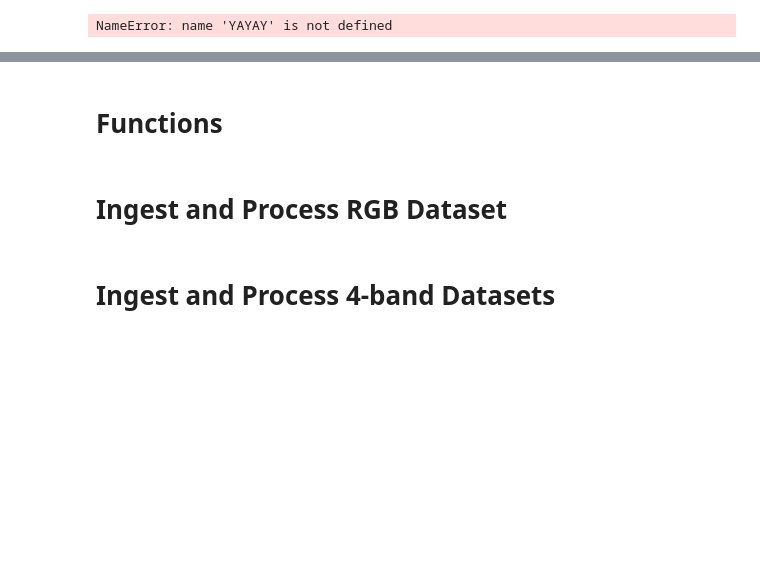
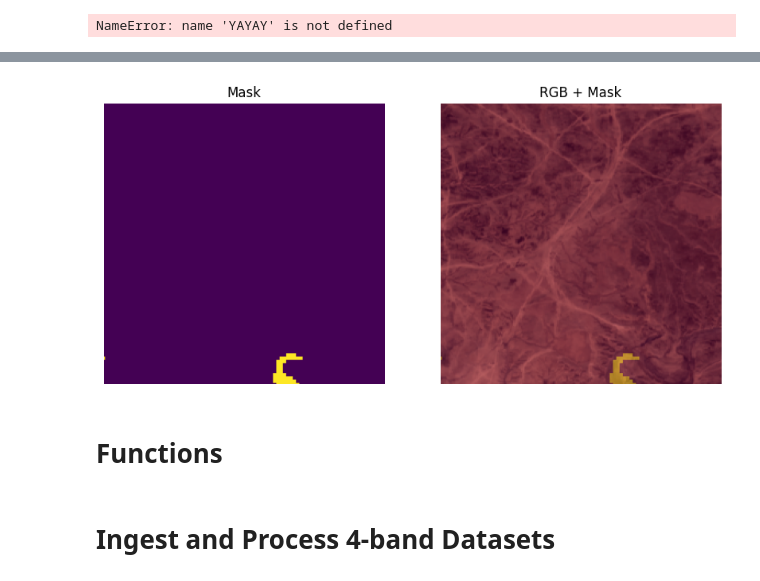
Before and after one commit to robotics-hana/COMP0173, a Jupyter notebook: Iraq_Lake_Classifier.ipynb, the cells around one changed output, grey strips where cells are left out. Drawn from its saved outputs; the diff is of its cells as text; code cells hidden in the pictures; blank space fills up the shorter version.

```diff
--- a/Iraq_Lake_Classifier.ipynb
+++ b/Iraq_Lake_Classifier.ipynb
@@ -77,3 +341,22 @@ PIL.Image.open(r"{}Training/images/Amazon_1110.tiff_25.tiff".format(base_dir))
+# %%
+# mask path
+msk_tile_path = img_tile_path.replace('/images/', '/masks/')
+msk_tile = np.load(msk_tile_path).astype('float32')
+
+plt.figure(figsize=(10,5))
+plt.subplot(1,2,1)
+plt.imshow(msk_tile)
+plt.title("Mask")
+plt.axis('off')
+
+plt.subplot(1,2,2)
+plt.imshow(rgb_disp)
+plt.imshow(msk_tile, alpha=0.4)
+plt.title("RGB + Mask")
+plt.axis('off')
+plt.show()
+# %% [output]
+[figure, added]
 # %% [markdown]
 # Functions
 # %%
@@ -200,5 +483,3 @@ def f1_score_eval_basic(precision, recall):
 
 def produce_mask(image): # Outputs rounded image (binary)
   return np.round(image)
-# %% [markdown]
-# Ingest and Process RGB Dataset
```
Also changed, not shown: parts of 67 cells of this notebook.
